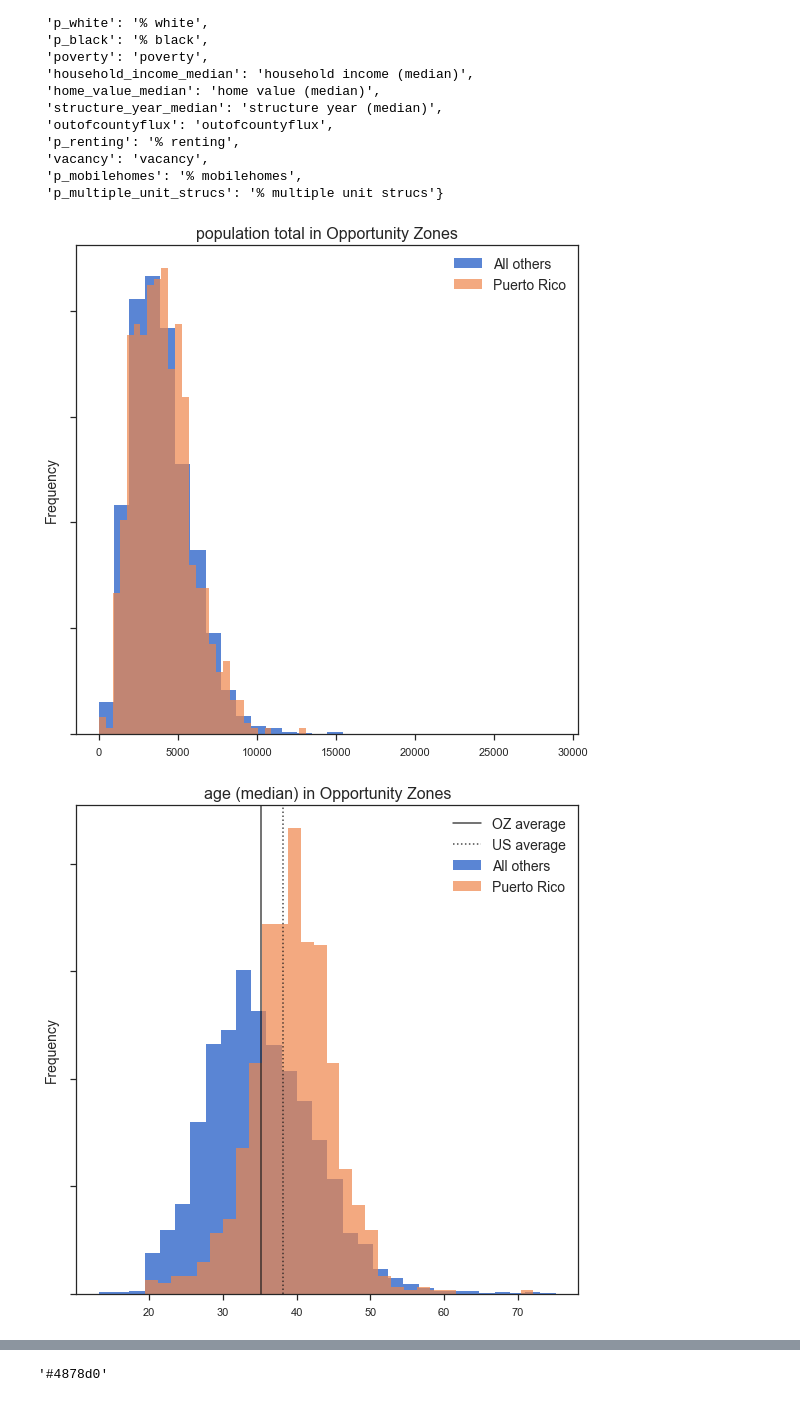
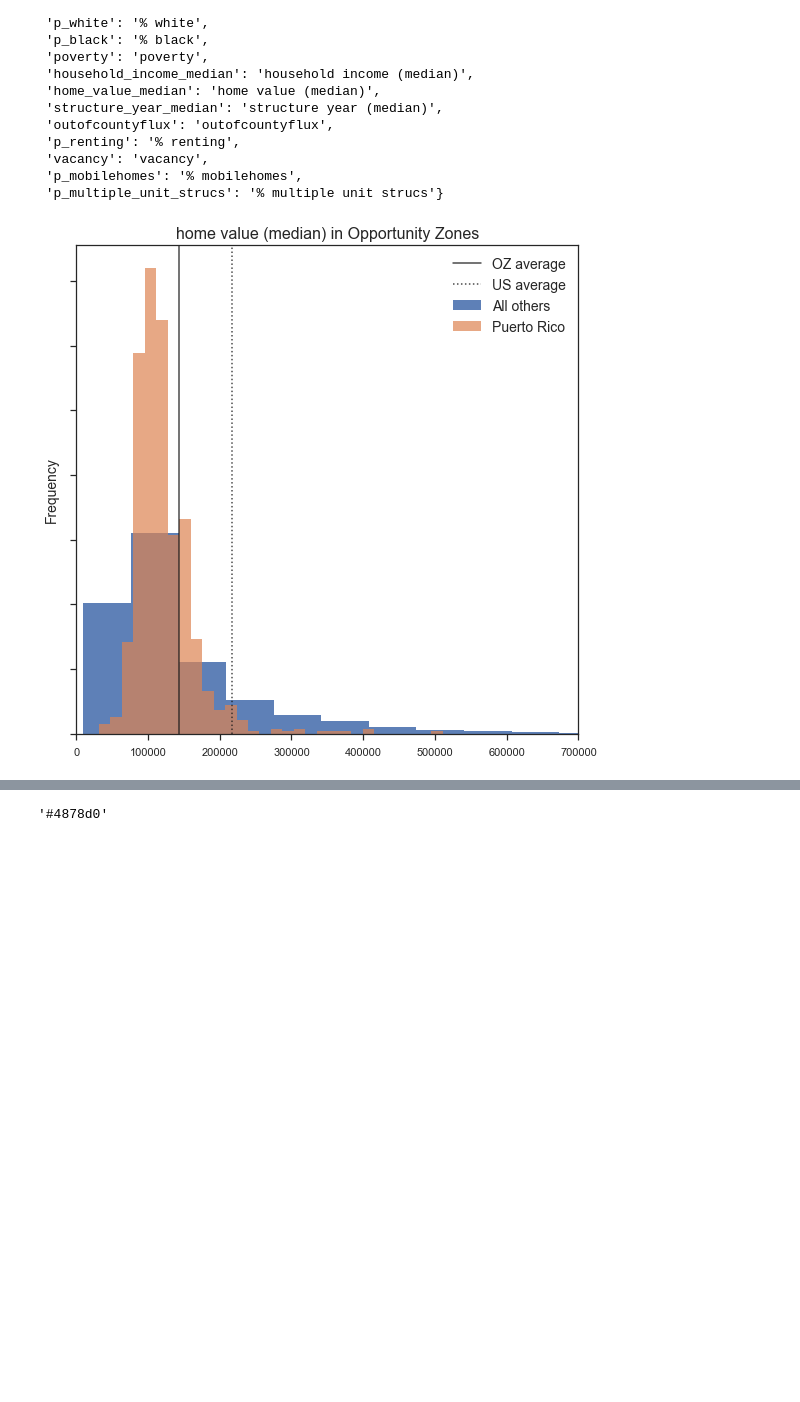
Before and after one commit to paxtonhyde/opportunity-zones, a Jupyter notebook: notebooks/eda.ipynb, the cells around one changed output, grey strips where cells are left out. Drawn from its saved outputs; the diff is of its cells as text; code cells hidden in the pictures; blank space fills up the shorter version.

```diff
--- a/notebooks/eda.ipynb
+++ b/notebooks/eda.ipynb
@@ -171,30 +171,33 @@ labels
 # %%
 ## Demographic plots
 #fig, axes = plt.subplots(4, 4, figsize=(30,30))
 sns.set_style('ticks')
 sns.set_context(rc = {'patch.linewidth': 0.0})
 
-for f in plotter_features.columns:
+for f in ["home_value_median"]:
     fig, ax = plt.subplots(figsize=(9,9))
     b = 30
 
     y_PR = PR[f].dropna().values
     y_others = all_others[f].dropna().values
     ax.hist(y_others, bins=b, density=True, alpha=0.9, color=palette.as_hex()[0], label='All others')
     ax.hist(y_PR, bins=b, density=True, alpha=0.7, color=palette.as_hex()[1], label="Puerto Rico")
 
     ax.set_title(f"{labels[f]} in Opportunity Zones", fontsize=16)
     ax.set_ylabel("Frequency", fontsize=14)
     ax.set_yticklabels([])
     if f in us_.keys():
         ax.axvline(np.mean(y_others), linestyle="solid", color='k', alpha=0.8, label="OZ average")
         ax.axvline(us_[f], linestyle="dotted", color='k', alpha=0.8, label="US average")
+    if f == "outofcountyflux":
+        ax.axvline(np.mean(y_others), linestyle="solid", color='k', alpha=0.8, label="OZ average")
+    if f == "home_value_median":
+        ax.set_xlim(0, 700000)
     ax.legend(fontsize=14)
     ax.set_facecolor('white')
 
     plt.savefig(f"{demo_dir}/{f}_dist.png", dpi=120)
 
 plt.show()
 # %% [output]
-[figure, old version]
+[figure, new version]
-[figure, removed]
```
Also changed, not shown: parts of 1 cell of this notebook, 21 other files.
